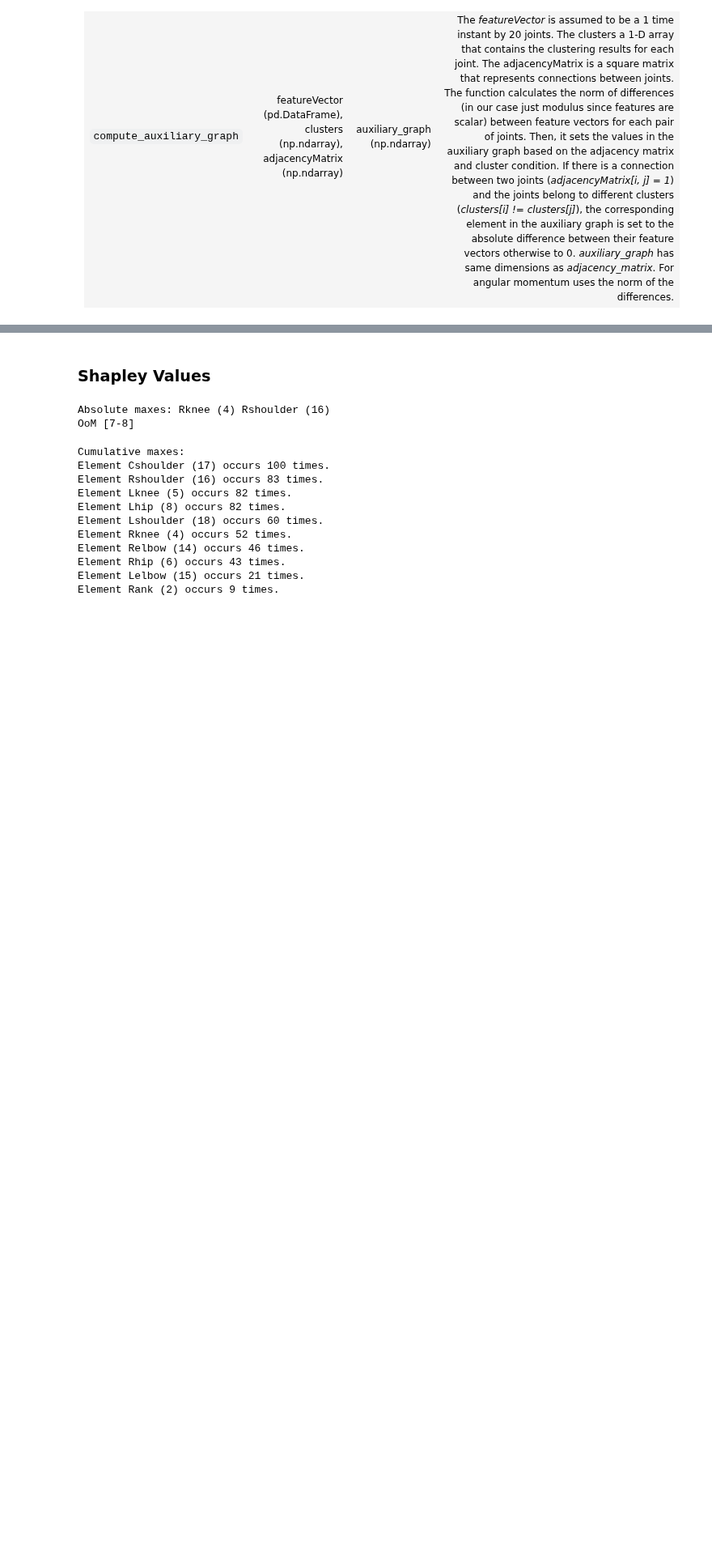
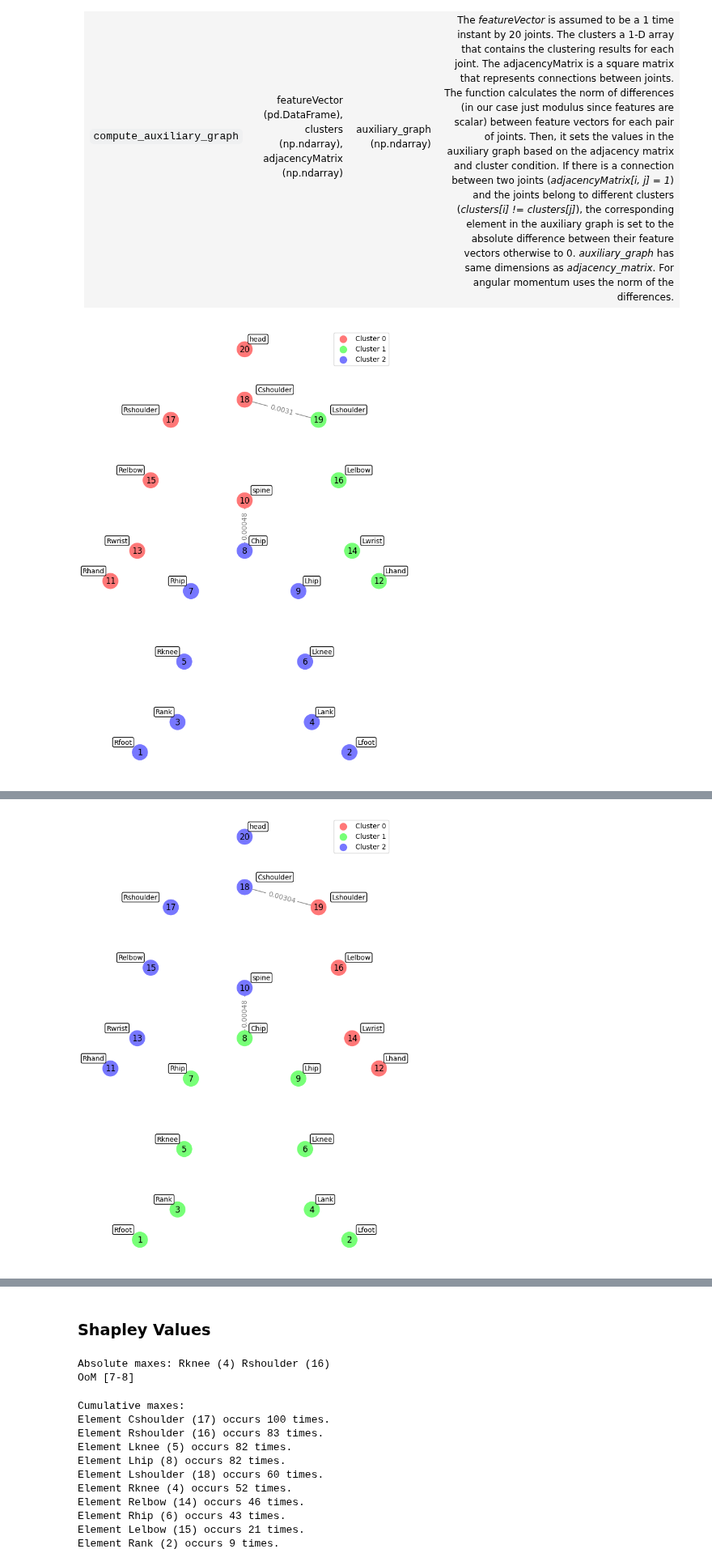
Before and after one commit to gaggioaxel/OoM-Thesis, a Jupyter notebook: code/src/ClusteringOoM.ipynb, the cells around one changed output, grey strips where cells are left out. Shown at 81% size. Cells and saved outputs as stored; diff of their text form; code cells hidden in the pictures; blank space fills up the shorter version.

```diff
--- a/code/src/ClusteringOoM.ipynb
+++ b/code/src/ClusteringOoM.ipynb
@@ -1181,7 +1182,7 @@ edges = np.array(list(zip(jointsFrom,jointsTo))+list(zip(jointsTo,jointsFrom)))
 adjacencyMatrix = np.zeros((20,20),dtype=bool)
 adjacencyMatrix[edges[:,0],edges[:,1]] = True
 
-timeInstant = 10
+timeInstant = 1
 featuresTable = angularMomentumTable
 
 # using angular momentum vector as feature
@@ -1191,10 +1192,10 @@ if isinstance(featuresTable.iloc[0,0],np.ndarray):
 else:
     tol = featuresTable.mean(axis=None) * 10**-3
 
-for timeInstant in range(-len(posTable)):
+for timeInstant in range(2):#-len(posTable)):
     clear_output(wait=True)
     time.sleep(0.5)
-    predicted_labels = shi_malik_spectral_clustering_matlab_version(calculate_weight_matrix(featuresTable.iloc[timeInstant],adjacencyMatrix,tol))
+    predicted_labels = shi_malik_spectral_clustering_matlab_version(calculate_weight_matrix(featuresTable.iloc[timeInstant],adjacencyMatrix,tol),k=3)
     weightMatrix = compute_auxiliary_graph(featuresTable.iloc[timeInstant],predicted_labels,adjacencyMatrix)
     # Create a graph using NetworkX from the adjacency matrix
     graph = nx.from_numpy_array(np.multiply(adjacencyMatrix,weightMatrix))
@@ -1212,6 +1213,7 @@ for timeInstant in range(-len(posTable)):
     # Create the colormap
     # Define a pool of colors for k classes (you can add more colors if needed)
     color_pool = ['#e31a1c', '#1f78b4', '#33a02c', '#ff7f00', '#6a3d9a', '#b15928']
+    color_pool = ['#ff7777','#77ff77','#7777ff']
 
     # Use the color pool to map cluster labels to colors
     node_colors = [color_pool[label % len(color_pool)] for label in predicted_labels]
@@ -1231,7 +1233,7 @@ for timeInstant in range(-len(posTable)):
     # Add annotations for joint names
     for node, (x, y) in pos.items():
         plt.text(x+(np.sign(x) or True)*len(indxToPhys[node])*0.025, y+0.05, indxToPhys[node], fontsize=10, ha='center', va='center', bbox=dict(facecolor='white', edgecolor='black', boxstyle='round,pad=0.2'))
-    plt.title(f"Auxiliary Graph of frame: {timeInstant} / {len(posTable)}")
+    #plt.title(f"Auxiliary Graph of frame: {timeInstant+1} / {len(posTable)}")
 
     display(fig)
     #plt.show()
@@ -1246,33 +1248,34 @@ maxWeightMatrix = np.zeros((20,20))
 for timeInstant in range(len(posTable)):
     predicted_labels = shi_malik_spectral_clustering_matlab_version(calculate_weight_matrix(featuresTable.iloc[timeInstant],adjacencyMatrix,tol))
     weightMatrix[:,:,timeInstant] = compute_auxiliary_graph(featuresTable.iloc[timeInstant],predicted_labels,adjacencyMatrix)
     for i in range(weightMatrix.shape[0]):
         for j in range(weightMatrix.shape[1]):
             if maxWeightMatrix[i,j] < weightMatrix[i,j,timeInstant]:
                 maxWeightMatrix[i,j] = np.round(weightMatrix[i,j,timeInstant],decimals=4)
 max_index = np.unravel_index(np.argmax(maxWeightMatrix), maxWeightMatrix.shape)
 print(f"max shapley edge: \t\t{indxToPhys[max_index[0]+1]} - {indxToPhys[max_index[1]+1]} {(max_index[0]+1,max_index[1]+1)}")
 maxWeightMatrix_copy = maxWeightMatrix.copy()
 maxWeightMatrix_copy[max_index[0],max_index[1]] = -1.
 maxWeightMatrix_copy[max_index[1],max_index[0]] = -1.
 max_index = np.unravel_index(np.argmax(maxWeightMatrix_copy), maxWeightMatrix.shape)
 print(f"second max shapley edge: \t{indxToPhys[max_index[0]+1]} - {indxToPhys[max_index[1]+1]} {(max_index[0]+1,max_index[1]+1)}")
 print(f'OoM {OoM}')
 
 headers = [ ' ',
     "Rfoot", "Lfoot", "Rank", "Lank", "Rknee", "Lknee", "Rhip", "Chip", "Lhip", "spine", "Rhand", "Lhand",
     "Rwrist", "Lwrist", "Relbow", "Lelbow", "Rshoulder", "Cshoulder", "Lshoulder", "head"
 ]
 
 data = [[headers[i+1]] for i in range(20)]
 for i in range(20):
     for j in range(20):
         data[i].append(maxWeightMatrix[i,j])
 
 table = tabulate(data, headers, tablefmt="grid")
 
 print(table)
 # %% [output]
+[figure, added]
 max shapley edge:               Rank - Rknee (3, 5)
 second max shapley edge:        Rknee - Rhip (5, 7)
 OoM [7-8]
@@ -1290,3 +1293,4 @@ OoM [7-8]
 +-----------+---------+---------+--------+--------+---------+---------+--------+--------+--------+---------+---------+---------+----------+----------+----------+----------+-------------+-------------+ ...
 | head      |       0 |       0 | 0      |      0 |  0      |  0      | 0      | 0      | 0      |  0      |       0 |       0 |   0      |   0      |   0      |   0      |      0      |      0      | ...
 +-----------+---------+---------+--------+--------+---------+---------+--------+--------+--------+---------+---------+---------+----------+----------+----------+----------+-------------+-------------+ ...
+[figure, added]
```
Also changed, not shown: parts of 3 cells of this notebook.
